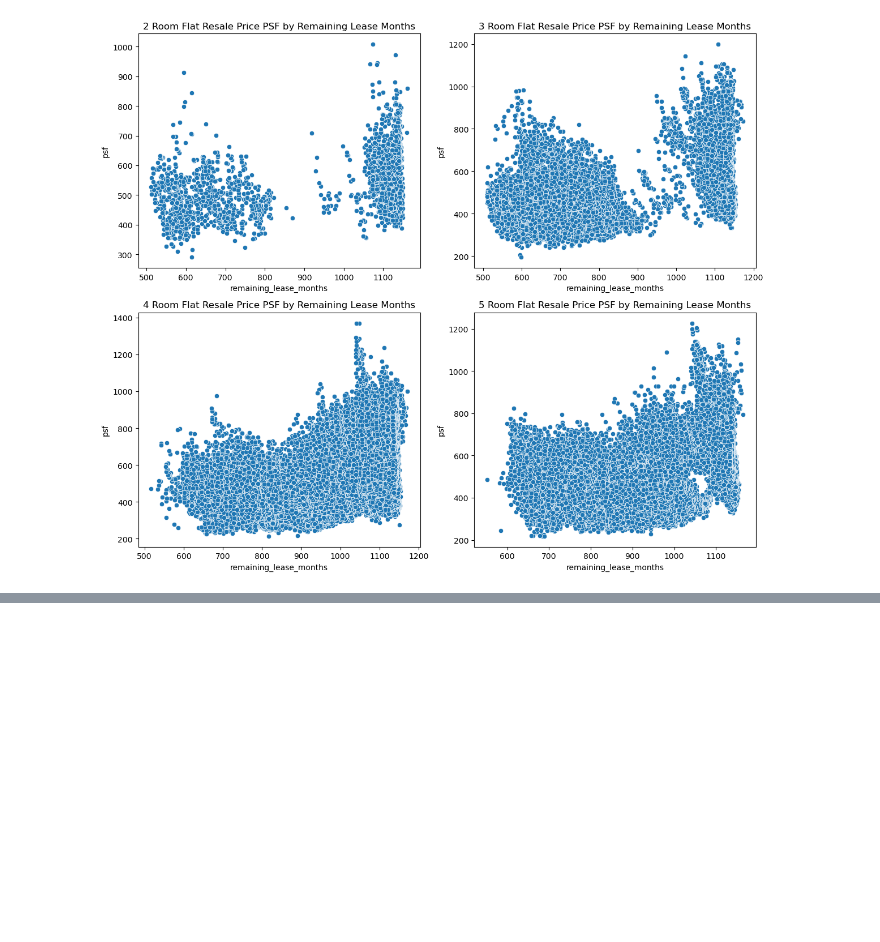
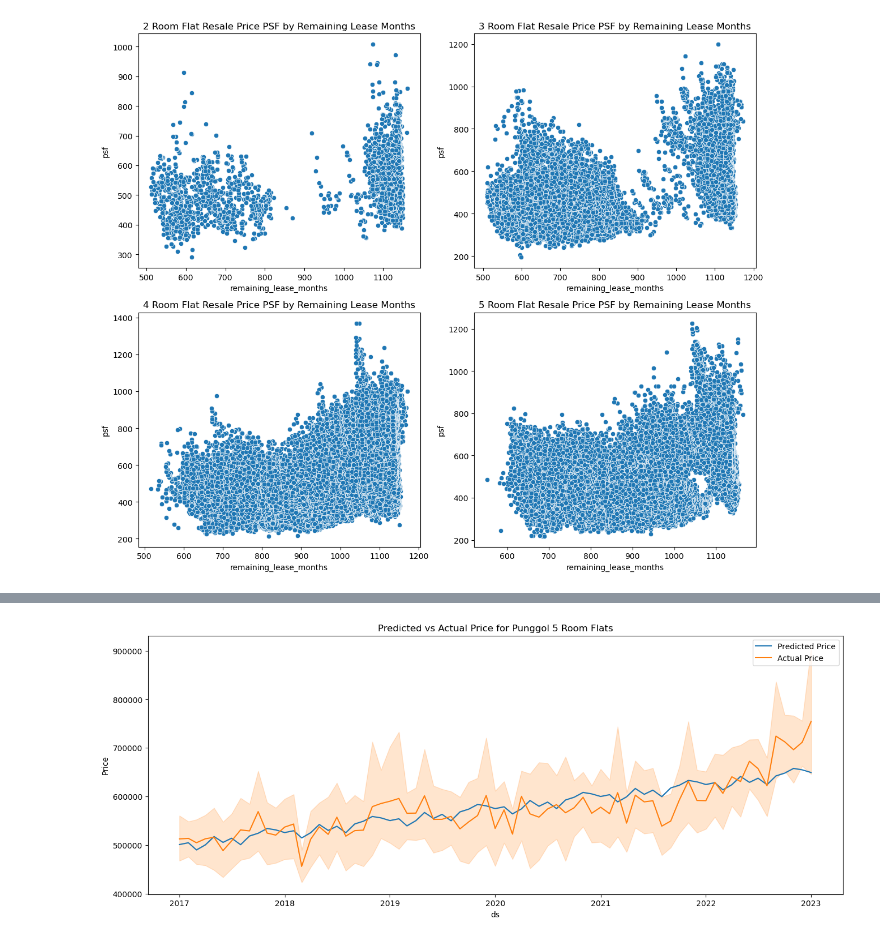
Before and after one commit to ezekielkoh/EDA-HDB-Resale-Prices, a Jupyter notebook: hdb_resale.ipynb, the cells around one changed output, grey strips where cells are left out. Cells and saved outputs as stored; diff of their text form; code cells hidden in the pictures; blank space fills up the shorter version.

```diff
--- a/hdb_resale.ipynb
+++ b/hdb_resale.ipynb
@@ -562,0 +508,9 @@ print(test.head())
+# %%
+from prophet.diagnostics import performance_metrics
+from prophet.plot import plot_cross_validation_metric
+from prophet.diagnostics import cross_validation
+
+m = Prophet()
+m.fit(train_set)
+
+df_cv = cross_validation(m, initial='730 days', period='180 days', horizon='365 days')
@@ -562,0 +762,33 @@ print(test.head())
+# %%
+# Fit the model with best parameters
+
+m = Prophet(**best_params).fit(train_set)
+future = m.make_future_dataframe(periods=prediction_days, freq = 'D')
+forecast = m.predict(future)
+
+predicted_df = forecast[['ds','yhat']]
+predicted_df = predicted_df.merge(df_ref, on='ds')
+
+fig, ax = plt.subplots(figsize=(16, 6))
+
+sns.lineplot(
+    x='ds',
+    y='yhat',
+    data=predicted_df,
+    ax=ax,
+    label='Predicted Price'
+    )
+
+sns.lineplot(
+    x='ds',
+    y='actual_price',
+    data=predicted_df,
+    ax=ax,
+    label='Actual Price'
+    )
+
+ax.set_title('Predicted vs Actual Price for Punggol 5 Room Flats')
+ax.set_ylabel('Price')
+
+plt.show()
+# %% [output]
@@ -562,0 +797 @@ print(test.head())
+[figure, added]
```
Also changed, not shown: parts of 49 cells of this notebook, 6 other files.
